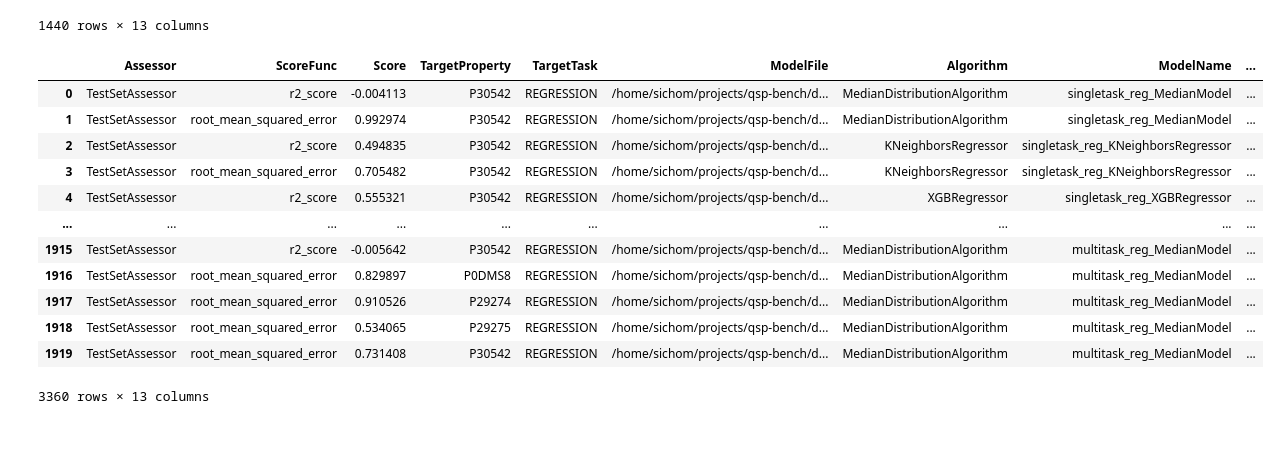
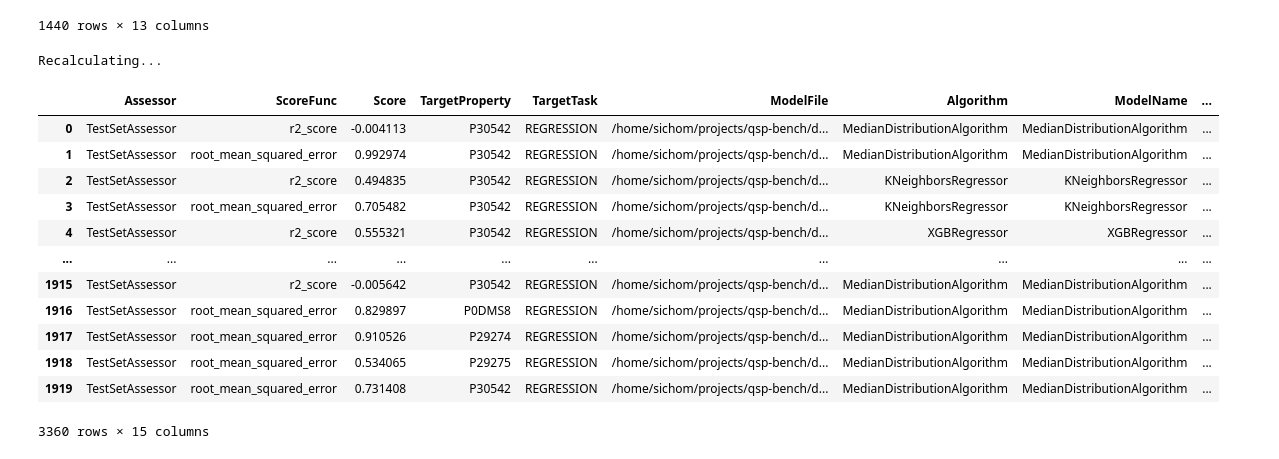
Before and after one commit to CDDLeiden/qsp-bench, a Jupyter notebook: analyze_experiment_1.ipynb, the cells around one changed output. Saved outputs shown, nothing was run; the diff lists cells and outputs as text; code cells hidden in the pictures.

```diff
--- a/analyze_experiment_1.ipynb
+++ b/analyze_experiment_1.ipynb
@@ -3,6 +3,7 @@ SINGLETASK_NAME = "singletask_reg"
 MULTITASK_NAME = "multitask_reg"
 SINGLETASK_RESULTS_DIR = f"./data/{SINGLETASK_NAME}"
 MULTITASK_RESULTS_DIR = f"./data/{MULTITASK_NAME}"
+RECALCULATE = True
 # %%
 import pandas as pd
 
@@ -28,19 +29,45 @@ df_singletask
 | 1439 | TestSetAssessor | root_mean_squared_error | 0.817277 | P0DMS8 | REGRESSION | /home/sichom/projects/qsp-bench/d... | XGBRegressor | singletask_reg_XGBRegressor | ... |
 1440 rows × 13 columns
 # %%
-df_all = pd.concat([df_singletask,  df_multitask])
+from qsprpred.benchmarks import Replica
+
+
+def get_split(replica_file):
+    replica = Replica.fromFile(replica_file)
+    return replica.prepSettings.split.__class__.__name__
+
+def get_model_name(replica_file):
+    replica = Replica.fromFile(replica_file)
+    suffix = ""
+    params = replica.model.parameters
+    if params and "multi_strategy" in params and params["multi_strategy"] == "multi_output_tree":
+        suffix = " (MOT)"
+    if params and "multi_strategy" in params and params["multi_strategy"] == "one_output_per_tree":
+        suffix = " (OOT)"
+    return suffix
+
+if RECALCULATE:
+    print("Recalculating...")
+    df_all = pd.concat([df_singletask,  df_multitask])
+    df_all["Suffix"] = df_all.ReplicaFile.apply(get_model_name)
+    df_all["ModelName"] = df_all["Algorithm"] + df_all["Suffix"]
+    df_all["Split"] = df_all.ReplicaFile.apply(get_split)
+else:
+    print("Reading from file...")
+    df_all = pd.read_csv('./results_exp1/results.csv')
 df_all
 # %% [output]
+Recalculating...
 |  | Assessor | ScoreFunc | Score | TargetProperty | TargetTask | ModelFile | Algorithm | ModelName | ... |
-| 0 | TestSetAssessor | r2_score | -0.004113 | P30542 | REGRESSION | /home/sichom/projects/qsp-bench/d... | MedianDistributionAlgorithm | singletask_reg_MedianModel | ... |
-| 1 | TestSetAssessor | root_mean_squared_error | 0.992974 | P30542 | REGRESSION | /home/sichom/projects/qsp-bench/d... | MedianDistributionAlgorithm | singletask_reg_MedianModel | ... |
-| 2 | TestSetAssessor | r2_score | 0.494835 | P30542 | REGRESSION | /home/sichom/projects/qsp-bench/d... | KNeighborsRegressor | singletask_reg_KNeighborsRegressor | ... |
-| 3 | TestSetAssessor | root_mean_squared_error | 0.705482 | P30542 | REGRESSION | /home/sichom/projects/qsp-bench/d... | KNeighborsRegressor | singletask_reg_KNeighborsRegressor | ... |
-| 4 | TestSetAssessor | r2_score | 0.555321 | P30542 | REGRESSION | /home/sichom/projects/qsp-bench/d... | XGBRegressor | singletask_reg_XGBRegressor | ... |
+| 0 | TestSetAssessor | r2_score | -0.004113 | P30542 | REGRESSION | /home/sichom/projects/qsp-bench/d... | MedianDistributionAlgorithm | MedianDistributionAlgorithm | ... |
+| 1 | TestSetAssessor | root_mean_squared_error | 0.992974 | P30542 | REGRESSION | /home/sichom/projects/qsp-bench/d... | MedianDistributionAlgorithm | MedianDistributionAlgorithm | ... |
+| 2 | TestSetAssessor | r2_score | 0.494835 | P30542 | REGRESSION | /home/sichom/projects/qsp-bench/d... | KNeighborsRegressor | KNeighborsRegressor | ... |
+| 3 | TestSetAssessor | root_mean_squared_error | 0.705482 | P30542 | REGRESSION | /home/sichom/projects/qsp-bench/d... | KNeighborsRegressor | KNeighborsRegressor | ... |
+| 4 | TestSetAssessor | r2_score | 0.555321 | P30542 | REGRESSION | /home/sichom/projects/qsp-bench/d... | XGBRegressor | XGBRegressor | ... |
 | ... | ... | ... | ... | ... | ... | ... | ... | ... | ... |
-| 1915 | TestSetAssessor | r2_score | -0.005642 | P30542 | REGRESSION | /home/sichom/projects/qsp-bench/d... | MedianDistributionAlgorithm | multitask_reg_MedianModel | ... |
-| 1916 | TestSetAssessor | root_mean_squared_error | 0.829897 | P0DMS8 | REGRESSION | /home/sichom/projects/qsp-bench/d... | MedianDistributionAlgorithm | multitask_reg_MedianModel | ... |
-| 1917 | TestSetAssessor | root_mean_squared_error | 0.910526 | P29274 | REGRESSION | /home/sichom/projects/qsp-bench/d... | MedianDistributionAlgorithm | multitask_reg_MedianModel | ... |
-| 1918 | TestSetAssessor | root_mean_squared_error | 0.534065 | P29275 | REGRESSION | /home/sichom/projects/qsp-bench/d... | MedianDistributionAlgorithm | multitask_reg_MedianModel | ... |
-| 1919 | TestSetAssessor | root_mean_squared_error | 0.731408 | P30542 | REGRESSION | /home/sichom/projects/qsp-bench/d... | MedianDistributionAlgorithm | multitask_reg_MedianModel | ... |
+| 1915 | TestSetAssessor | r2_score | -0.005642 | P30542 | REGRESSION | /home/sichom/projects/qsp-bench/d... | MedianDistributionAlgorithm | MedianDistributionAlgorithm | ... |
+| 1916 | TestSetAssessor | root_mean_squared_error | 0.829897 | P0DMS8 | REGRESSION | /home/sichom/projects/qsp-bench/d... | MedianDistributionAlgorithm | MedianDistributionAlgorithm | ... |
+| 1917 | TestSetAssessor | root_mean_squared_error | 0.910526 | P29274 | REGRESSION | /home/sichom/projects/qsp-bench/d... | MedianDistributionAlgorithm | MedianDistributionAlgorithm | ... |
+| 1918 | TestSetAssessor | root_mean_squared_error | 0.534065 | P29275 | REGRESSION | /home/sichom/projects/qsp-bench/d... | MedianDistributionAlgorithm | MedianDistributionAlgorithm | ... |
+| 1919 | TestSetAssessor | root_mean_squared_error | 0.731408 | P30542 | REGRESSION | /home/sichom/projects/qsp-bench/d... | MedianDistributionAlgorithm | MedianDistributionAlgorithm | ... |
-3360 rows × 13 columns
+3360 rows × 15 columns
```
Also changed, not shown: parts of 23 cells of this notebook.
